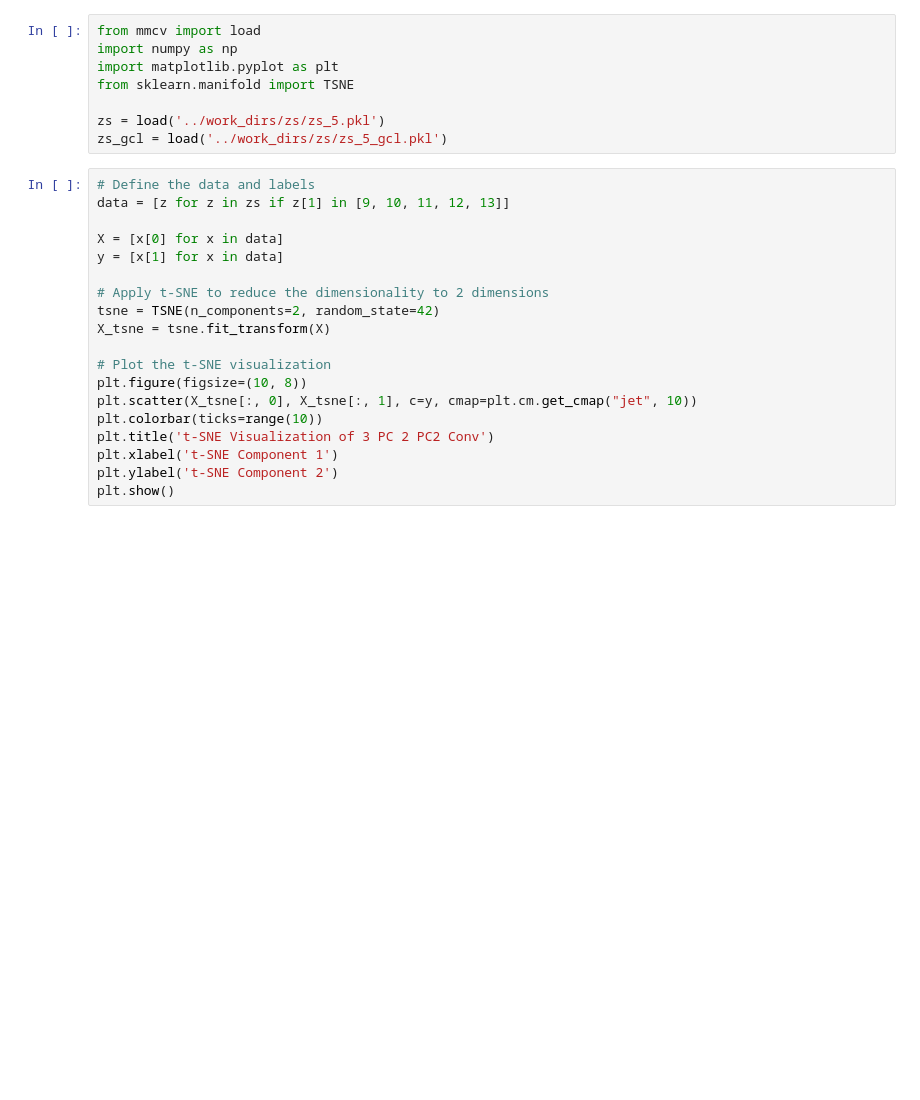
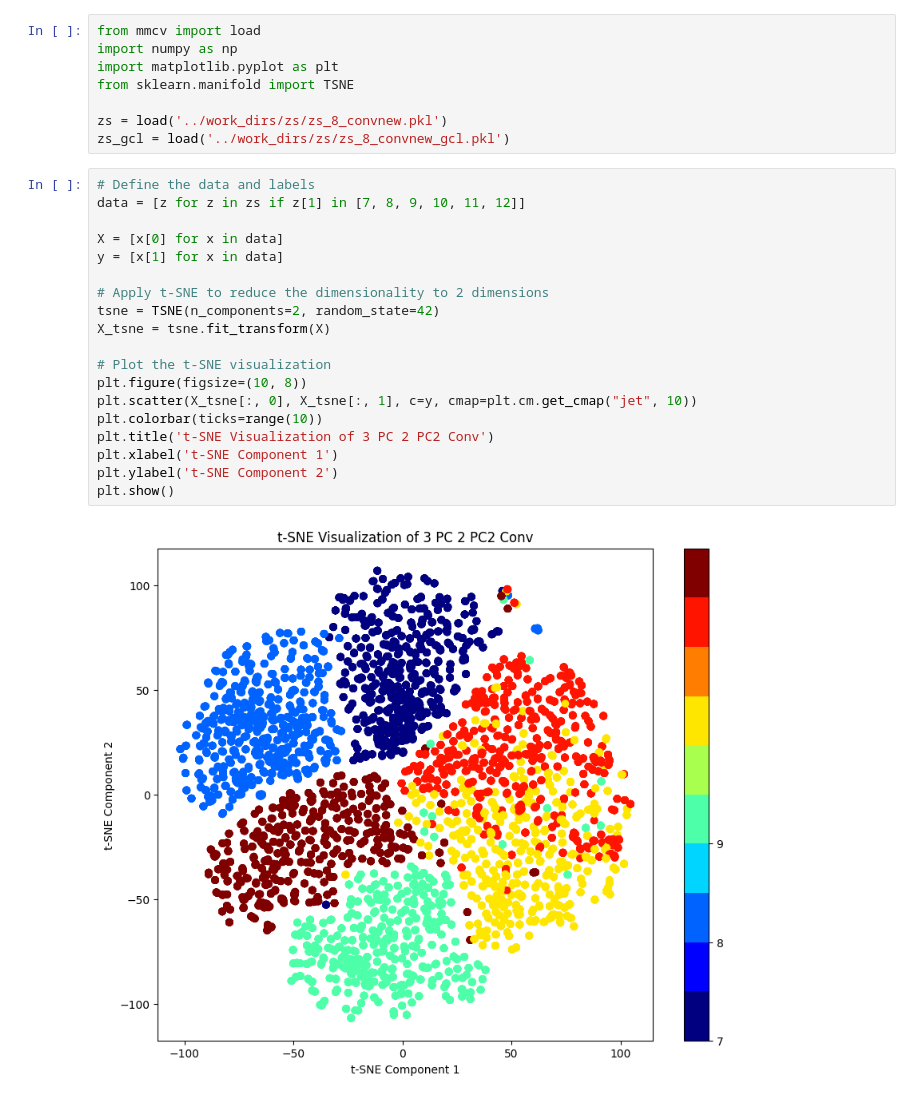
Before and after one commit to daivuongktx13/pyskl, a Jupyter notebook: demo/feature_vis.ipynb, the cells around one changed output. Saved outputs shown, nothing was run; the diff lists cells and outputs as text; blank space fills up the shorter version.

```diff
--- a/demo/feature_vis.ipynb
+++ b/demo/feature_vis.ipynb
@@ -4,26 +4,28 @@ import numpy as np
 import matplotlib.pyplot as plt
 from sklearn.manifold import TSNE
 
-zs = load('../work_dirs/zs/zs_5.pkl')
-zs_gcl = load('../work_dirs/zs/zs_5_gcl.pkl')
+zs = load('../work_dirs/zs/zs_8_convnew.pkl')
+zs_gcl = load('../work_dirs/zs/zs_8_convnew_gcl.pkl')
 # %%
 # Define the data and labels
-data = [z for z in zs if z[1] in [9, 10, 11, 12, 13]]
+data = [z for z in zs if z[1] in [7, 8, 9, 10, 11, 12]]
 
 X = [x[0] for x in data]
 y = [x[1] for x in data]
 
 # Apply t-SNE to reduce the dimensionality to 2 dimensions
 tsne = TSNE(n_components=2, random_state=42)
 X_tsne = tsne.fit_transform(X)
 
 # Plot the t-SNE visualization
 plt.figure(figsize=(10, 8))
 plt.scatter(X_tsne[:, 0], X_tsne[:, 1], c=y, cmap=plt.cm.get_cmap("jet", 10))
 plt.colorbar(ticks=range(10))
 plt.title('t-SNE Visualization of 3 PC 2 PC2 Conv')
 plt.xlabel('t-SNE Component 1')
 plt.ylabel('t-SNE Component 2')
 plt.show()
+# %% [output]
+[figure, added]
 # %%
 # Define the data and labels
```
Also changed, not shown: parts of 2 cells of this notebook, 10 other files.
